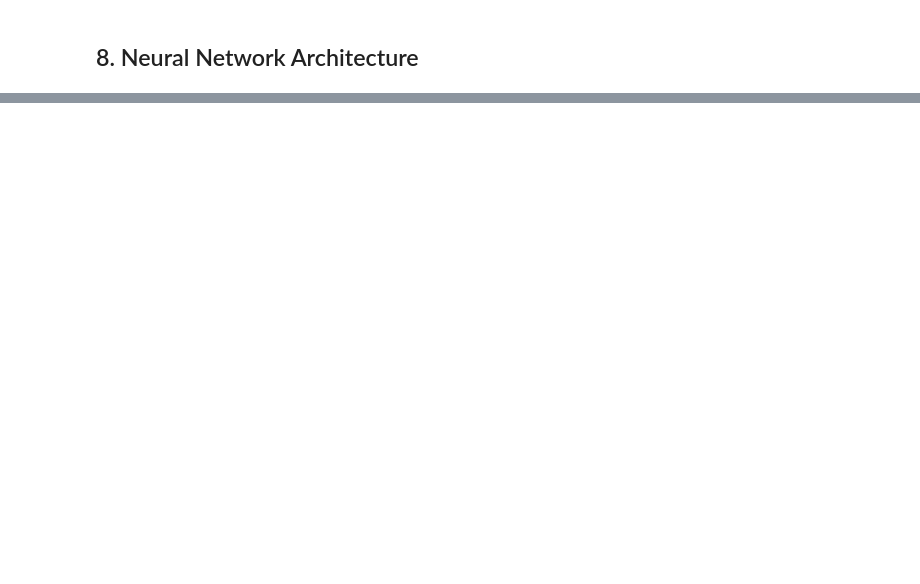
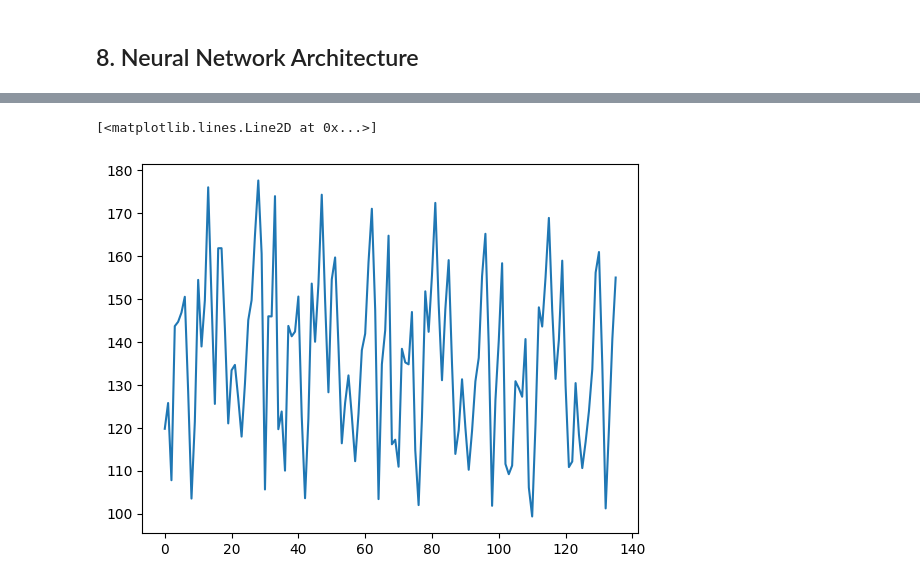
Before and after one commit to SherlockJr13/sherlock-final-project, a Jupyter notebook: main_model.ipynb, the cells around one changed output, grey strips where cells are left out. Cells and saved outputs as stored; diff of their text form; code cells hidden in the pictures; blank space fills up the shorter version.

```diff
--- a/main_model.ipynb
+++ b/main_model.ipynb
@@ -157,3 +157,4 @@ def standardize_data(data):
 x1_norm, x1_scaler = standardize_data(data2_flat.reshape(-1,1))
 x2_norm, x2_scaler = standardize_data(data3_flat.reshape(-1,1))
 x3_norm, x3_scaler = standardize_data(data4_flat.reshape(-1,1))
+y_norm, y_scaler = standardize_data(data1_flat.reshape(-1,1))
@@ -205,0 +344,7 @@ model_sum = pd.DataFrame(columns=['replication', 'hidden_node', 'train_mse', 'te
+# %%
+y_predictions = y_predictions.reshape(-1,1)
+y_pred = y_scaler.inverse_transform(y_predictions).flatten()
+plt.plot(y_pred)
+# %% [output]
+[<matplotlib.lines.Line2D at 0x...>]
+[figure, added]
```
Also changed, not shown: parts of 18 cells of this notebook.
